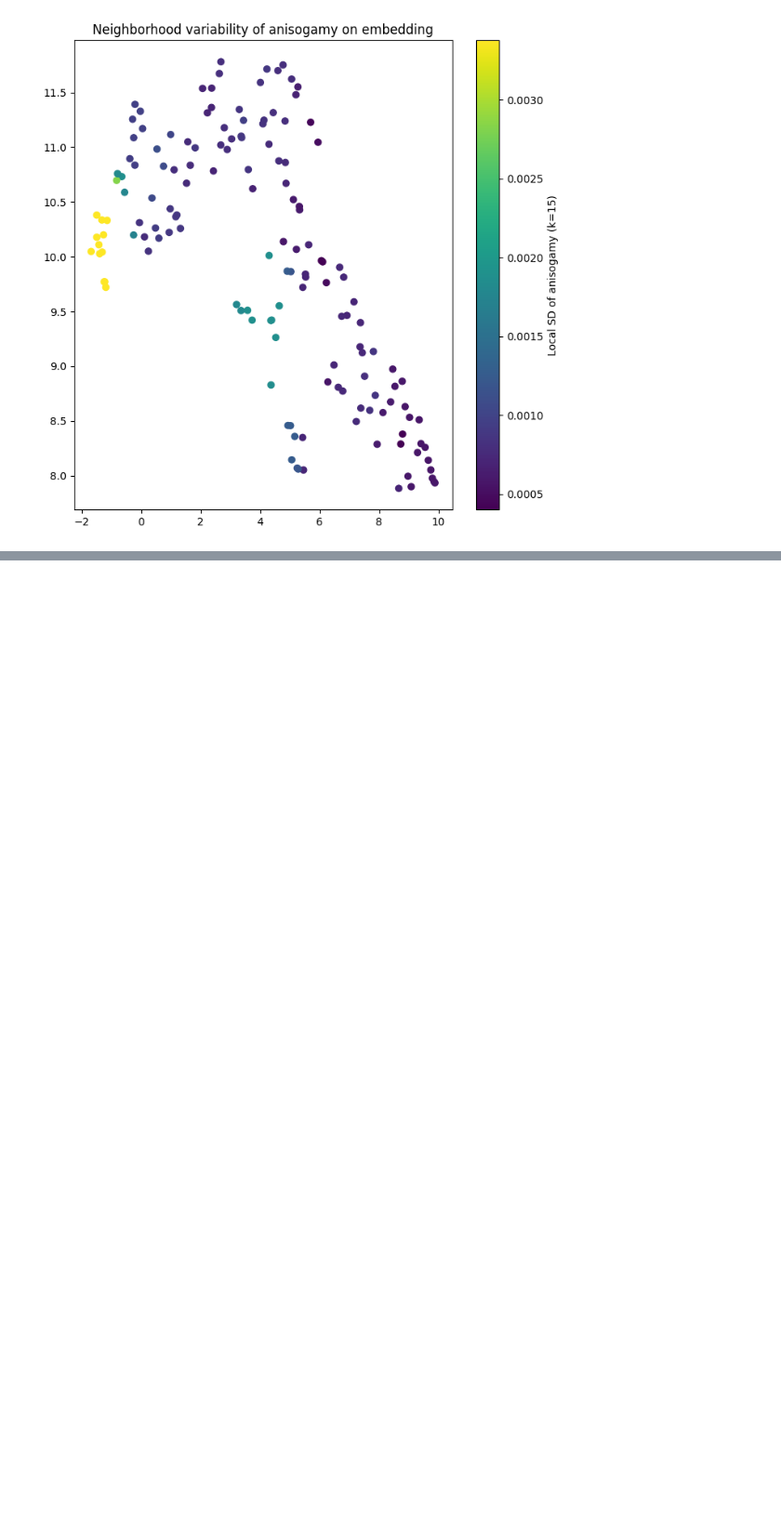
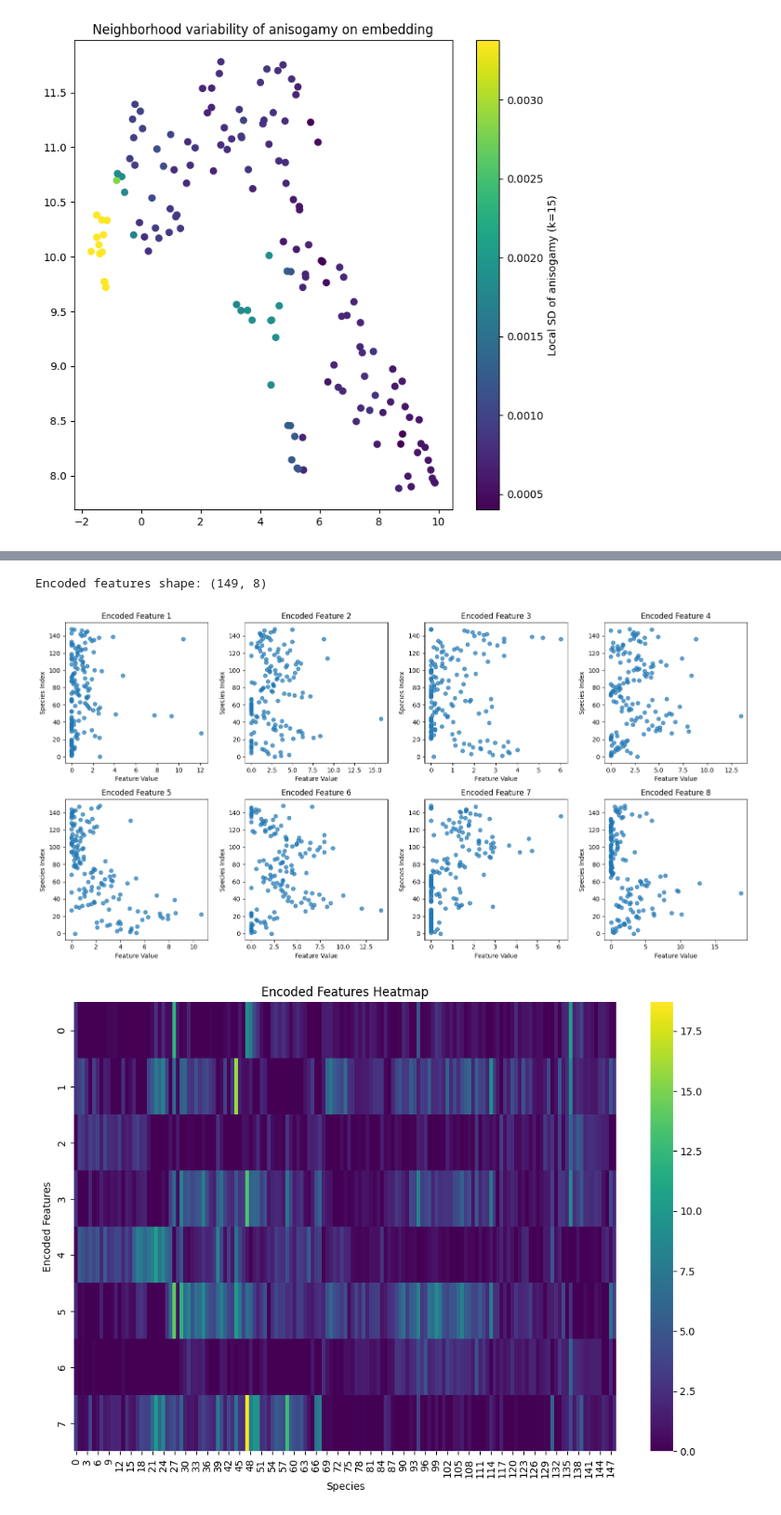
Before and after one commit to mkamya20/SyndromeandLevers, a Jupyter notebook: dev/exploration_new.ipynb, the cells around one changed output, grey strips where cells are left out. Shown at 93% size. Cells and saved outputs as stored; diff of their text form; code cells hidden in the pictures; blank space fills up the shorter version.

```diff
--- a/dev/exploration_new.ipynb
+++ b/dev/exploration_new.ipynb
@@ -227,0 +637,34 @@ plt.show()
+# %%
+# Extract encoded representations and analyze syndromes
+autoencoder.eval()
+with torch.no_grad():
+    _, encoded_features = autoencoder(X_tensor)
+    encoded_features = encoded_features.cpu().numpy()
+
+print(f"Encoded features shape: {encoded_features.shape}")
+
+# Visualize encoded features
+fig, axes = plt.subplots(2, 4, figsize=(16, 8))
+axes = axes.flatten()
+
+for i in range(min(8, encoded_features.shape[1])):
+    ax = axes[i]
+    ax.scatter(encoded_features[:, i], range(len(encoded_features)), alpha=0.7)
+    ax.set_title(f'Encoded Feature {i+1}')
+    ax.set_xlabel('Feature Value')
+    ax.set_ylabel('Species Index')
+
+plt.tight_layout()
+plt.show()
+
+# Create a heatmap of encoded features
+plt.figure(figsize=(12, 8))
+sns.heatmap(encoded_features.T, cmap='viridis', cbar=True)
+plt.title('Encoded Features Heatmap')
+plt.xlabel('Species')
+plt.ylabel('Encoded Features')
+plt.show()
+# %% [output]
+Encoded features shape: (149, 8)
+[figure, added]
+[figure, added]
```
Also changed, not shown: parts of 16 cells of this notebook.
